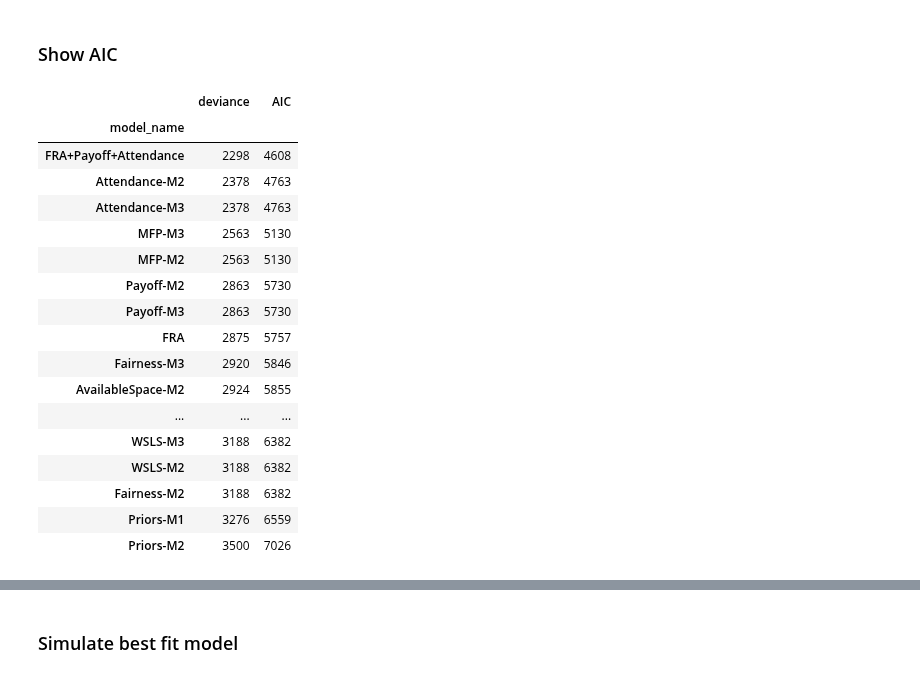
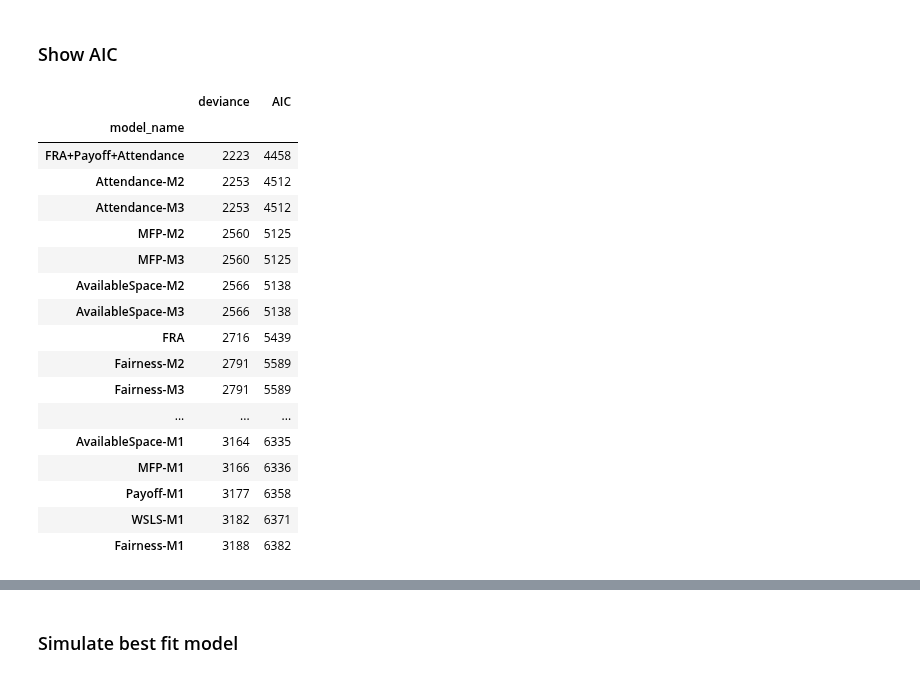
Before and after one commit to EAndrade-Lotero/Cognitive_Models_El_Farol_Bar_Problem, a Jupyter notebook: Notebooks/Best_fits.ipynb, the cells around one changed output, grey strips where cells are left out. Drawn from its saved outputs; the diff is of its cells as text; code cells hidden in the pictures.

```diff
--- a/Notebooks/Best_fits.ipynb
+++ b/Notebooks/Best_fits.ipynb
@@ -29,32 +29,32 @@ from Classes.cognitive_model_agents import (
 # %% [markdown]
 ### Show AIC
 # %%
-file_2PL = Path(PATHS['parameter_fit_results'], 'MLE/best_fit_2P_with_FRA.json')
+file_2PL = PATHS['parameter_fit_results'] / Path('best_fit_2P.json')
 df_2P = pd.read_json(file_2PL, lines=True)
 df_2P.index = df_2P.model_name
 df_parameters_2P = df_2P[['model_name', 'free_parameters']]
 df_2P.drop(columns=['model', 'model_name', 'free_parameters', 'fixed_parameters'], inplace=True)
 df_2P.sort_values(by='AIC', inplace=True)
 # df_2P.sort_values(by='model_name', inplace=True)
 df_2P['deviance'] = df_2P['deviance'].apply(lambda x: int(-x))
 df_2P['AIC'] = df_2P['AIC'].apply(lambda x: int(x))
 df_2P
 # %% [output]
 |  | deviance | AIC |
 | model_name |  |  |
-| FRA+Payoff+Attendance | 2298 | 4608 |
-| Attendance-M2 | 2378 | 4763 |
-| Attendance-M3 | 2378 | 4763 |
-| MFP-M3 | 2563 | 5130 |
-| MFP-M2 | 2563 | 5130 |
-| Payoff-M2 | 2863 | 5730 |
-| Payoff-M3 | 2863 | 5730 |
-| FRA | 2875 | 5757 |
-| Fairness-M3 | 2920 | 5846 |
-| AvailableSpace-M2 | 2924 | 5855 |
+| FRA+Payoff+Attendance | 2223 | 4458 |
+| Attendance-M2 | 2253 | 4512 |
+| Attendance-M3 | 2253 | 4512 |
+| MFP-M2 | 2560 | 5125 |
+| MFP-M3 | 2560 | 5125 |
+| AvailableSpace-M2 | 2566 | 5138 |
+| AvailableSpace-M3 | 2566 | 5138 |
+| FRA | 2716 | 5439 |
+| Fairness-M2 | 2791 | 5589 |
+| Fairness-M3 | 2791 | 5589 |
 | ... | ... | ... |
-| WSLS-M3 | 3188 | 6382 |
-| WSLS-M2 | 3188 | 6382 |
-| Fairness-M2 | 3188 | 6382 |
-| Priors-M1 | 3276 | 6559 |
-| Priors-M2 | 3500 | 7026 |
+| AvailableSpace-M1 | 3164 | 6335 |
+| MFP-M1 | 3166 | 6336 |
+| Payoff-M1 | 3177 | 6358 |
+| WSLS-M1 | 3182 | 6371 |
+| Fairness-M1 | 3188 | 6382 |
```
Also changed, not shown: parts of 5 cells of this notebook, 13 other files.
